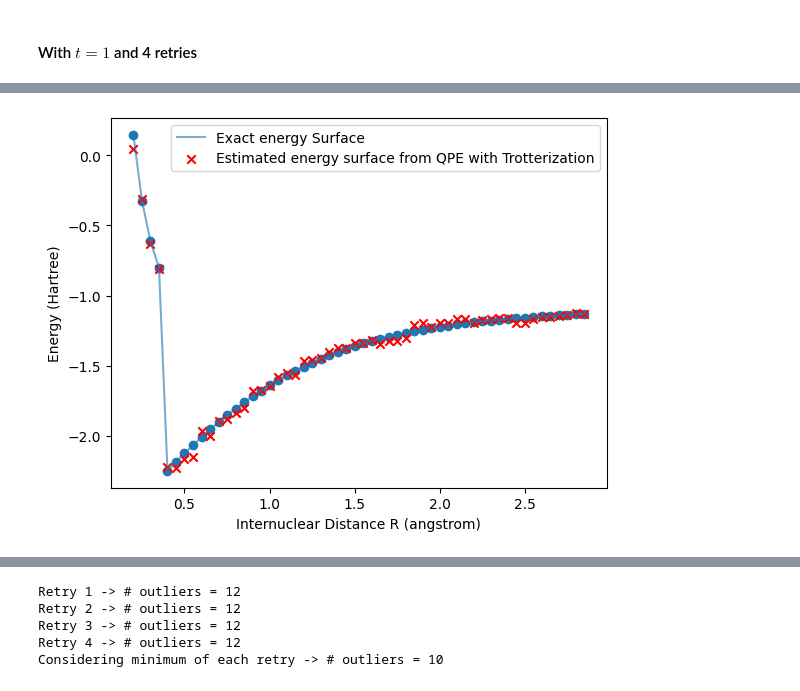
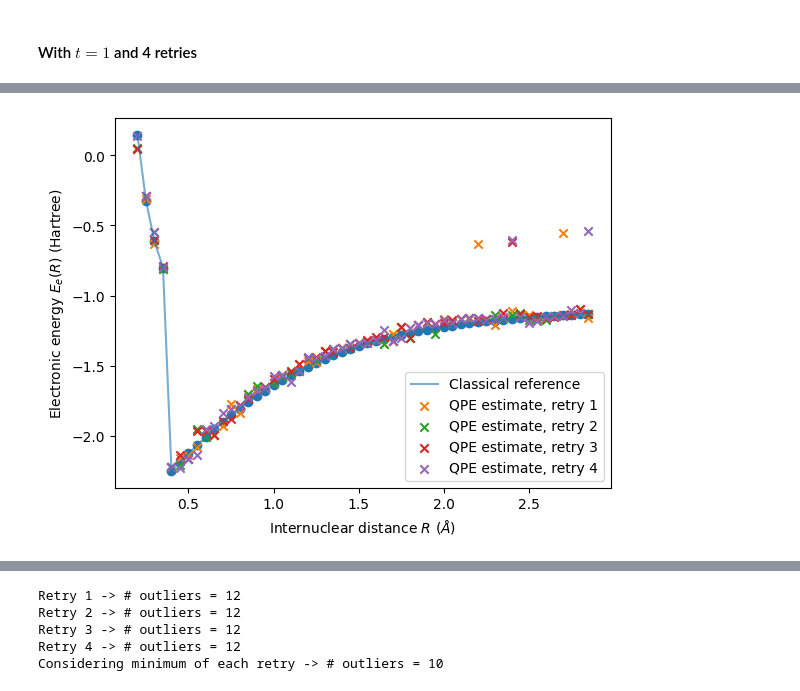
Before and after one commit to miguelruor/QPE-for-H2, a Jupyter notebook: QPE.ipynb, the cells around one changed output, grey strips where cells are left out. Saved outputs shown, nothing was run; the diff lists cells and outputs as text; code cells hidden in the pictures.

```diff
--- a/QPE.ipynb
+++ b/QPE.ipynb
@@ -320,9 +323,10 @@ def controlledHydrogenUnitary(
 - Initial state with sufficient overlap with the ground state: the Hartree-Fock state which is $|01\rangle$.
 # %%
 tau = 1.0
+coeffs_eg = coeffs_df.loc[10]
 coeff = coeffs_eg[["I", "Z0", "Z1", "Z0Z1", "Y0Y1", "X0X1"]]
 # %%
-COMPUTE_WORKLOAD = True
+COMPUTE_WORKLOAD = False
 
 if COMPUTE_WORKLOAD:
     eigs = []
@@ -421,3 +421,18 @@ for idx, coeffs_row in tqdm(coeffs_df.iterrows(), total=len(coeffs_df)):
         estimated_eig = -2*np.pi*phase/tau + coeffs_row["I"]
 
         energy_surface_qpe[k, idx] = estimated_eig
+# %%
+pickle_path_qpe = "/content/drive/MyDrive/Miguel R - Thesis MSc/energy_surface_qpe.pkl"
+SAVE_WORKLOAD = False
+
+if SAVE_WORKLOAD:
+    # Save energy surface QPE to pickle for future use
+    with open(pickle_path_qpe, "wb") as f:
+        pickle.dump(energy_surface_qpe, f)
+
+    print("Energy surface QPE computed and saved to pickle file.")
+else:
+    # Load previously computed energy surface
+    with open(pickle_path_qpe, "rb") as f:
+        energy_surface_qpe = pickle.load(f)
+    print("Energy surface QPE loaded from pickle file.")
@@ -424,16 +462,18 @@ for idx, coeffs_row in tqdm(coeffs_df.iterrows(), total=len(coeffs_df)):
 # %%
-plt.plot(coeffs_df["nuclear_dist"], energy_surface, label="Exact energy Surface", alpha=0.6)
+retries = 4
+
+plt.plot(coeffs_df["nuclear_dist"], energy_surface, label="Classical reference", alpha=0.6)
 plt.scatter(coeffs_df["nuclear_dist"], energy_surface)
-plt.scatter(
-    coeffs_df["nuclear_dist"],
-    energy_surface_qpe.min(axis=0),
-    marker="x",
-    label=f"Estimated energy surface from QPE with Trotterization",
-    color="red"
-    )
-plt.xlabel("Internuclear Distance R (angstrom)")
-plt.ylabel("Energy (Hartree)")
+for k in range(retries):
+    plt.scatter(
+        coeffs_df["nuclear_dist"],
+        energy_surface_qpe[k],
+        marker="x",
+        label=f"QPE estimate, retry {k+1}"
+        )
+plt.xlabel("Internuclear distance $R$ ($\\AA$)")
+plt.ylabel("Electronic energy $E_{e}(R)$ (Hartree)")
 plt.legend()
 plt.show()
 # %% [output]
-[figure, old version]
+[figure, new version]
```
Also changed, not shown: parts of 9 cells of this notebook.
